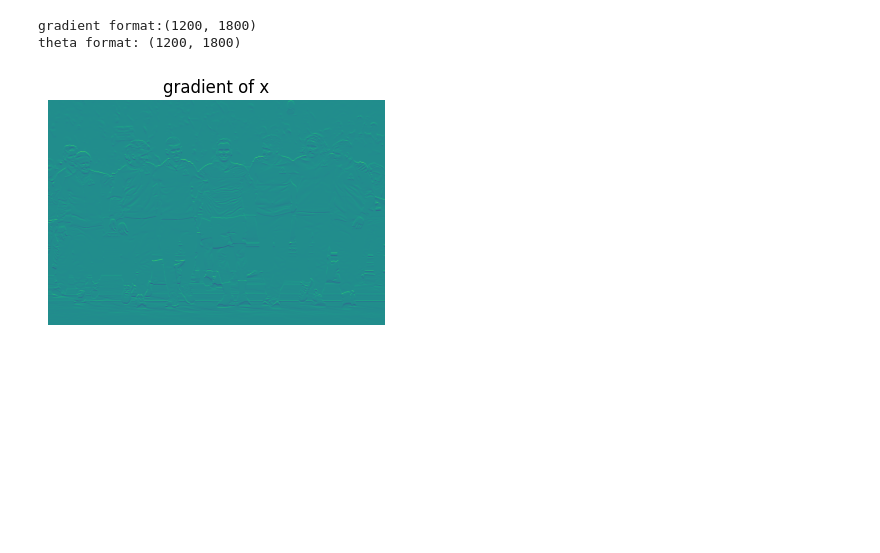
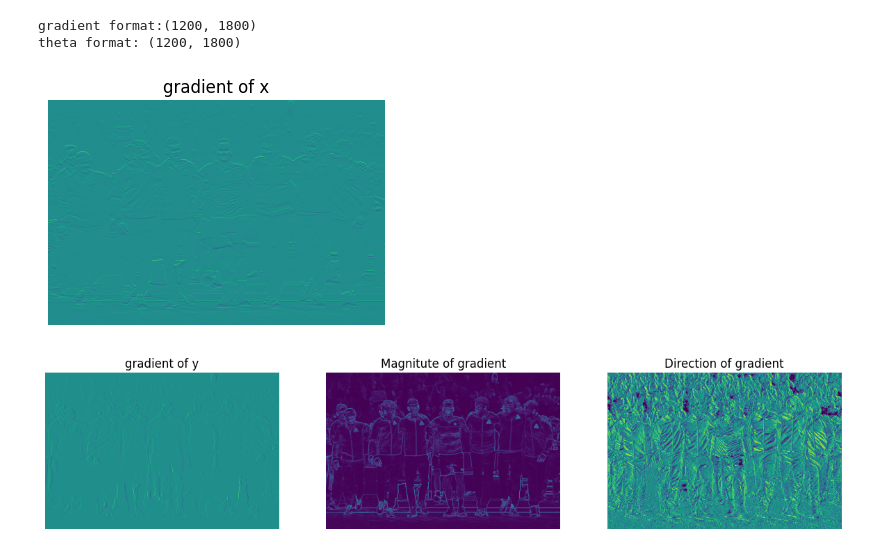
Before and after one commit to phamcongdan85/khanh_blog, a Jupyter notebook: src/k1.ipynb, the cells around one changed output. Saved outputs shown, nothing was run; the diff lists cells and outputs as text; code cells hidden in the pictures; blank space fills up the shorter version.

```diff
--- a/src/k1.ipynb
+++ b/src/k1.ipynb
@@ -44,12 +44,32 @@ theta format: (1200, 1800)
 # %%
 w = 20
 h = 10
 
 plt.figure(figsize=(w,h))
 plt.subplot(1,4,1)
 plt.title('gradient of x')
 plt.imshow(gx)
 plt.axis('off')
+
+plt.figure(figsize=(w,h))
+plt.subplot(1,4,2)
+plt.title('gradient of y')
+plt.imshow(gy)
+plt.axis('off')
+
+plt.subplot(1, 4, 3)
+plt.title('Magnitute of gradient')
+plt.imshow(g)
+plt.axis('off')
+
+
+plt.subplot(1, 4, 4)
+plt.title('Direction of gradient')
+plt.imshow(theta)
+plt.axis('off')
+
+
 plt.show()
 # %% [output]
 [figure]
+[figure, added]
```
Also changed, not shown: 1 other file.
